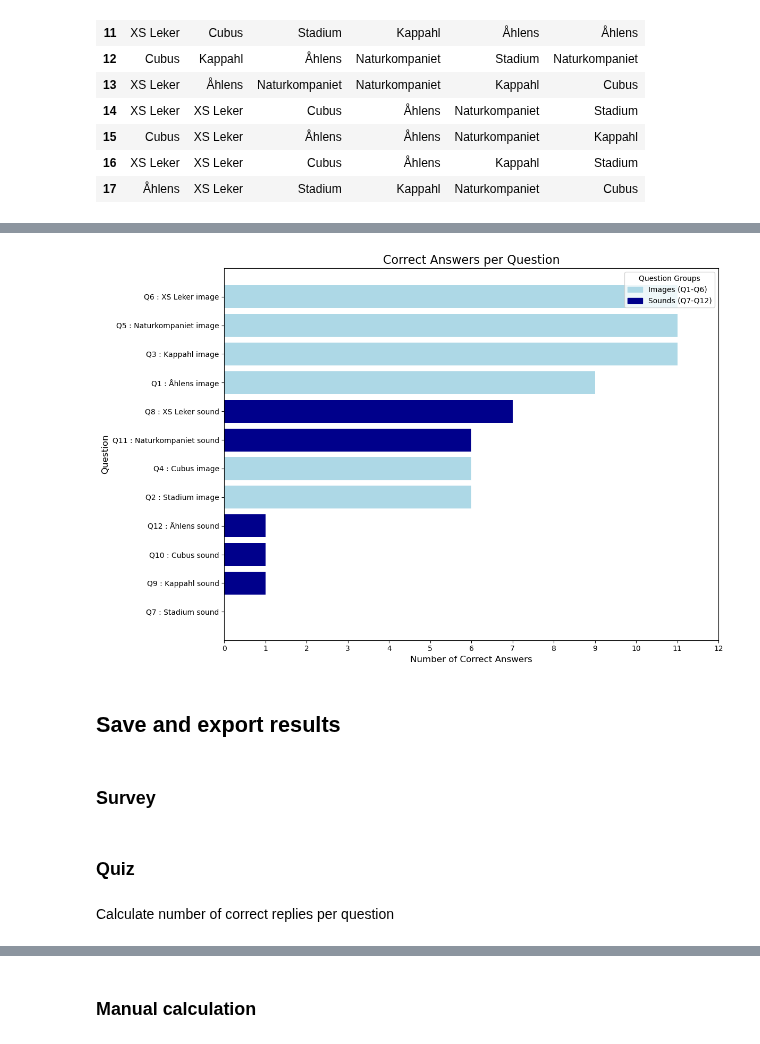
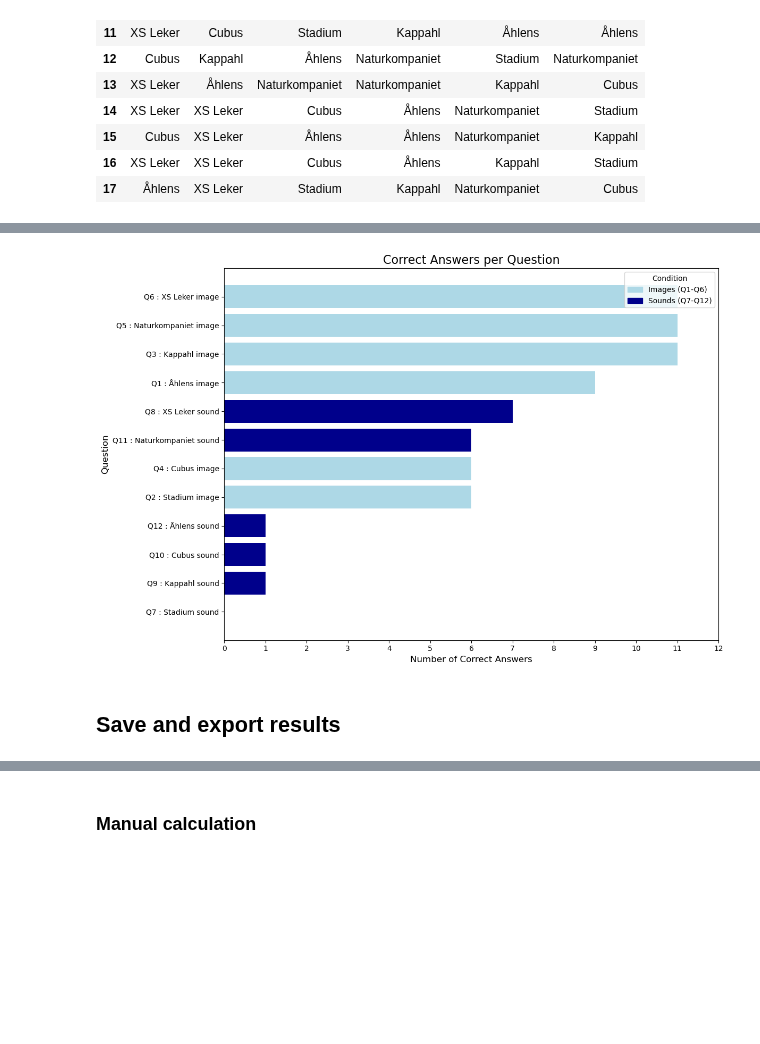
Before and after one commit to emmenru/Music-AI-workshop, a Jupyter notebook: AI-music-workshop.ipynb, the cells around one changed output, grey strips where cells are left out. Cells and saved outputs as stored; diff of their text form; code cells hidden in the pictures; blank space fills up the shorter version.

```diff
--- a/AI-music-workshop.ipynb
+++ b/AI-music-workshop.ipynb
@@ -416,0 +389,11 @@ df_quiz
+# %%
+# Define the correct answers
+correct_answers = ['Åhlens', 'Stadium', 'Kappahl', 'Cubus', 'Naturkompaniet', 'XS Leker',
+                   'Stadium', 'XS Leker', 'Kappahl', 'Cubus', 'Naturkompaniet', 'Åhlens']
+
+correct_answers_dict = {}
+for i, answer in enumerate(correct_answers):
+    if i < 6:
+        correct_answers_dict[f"Q{i+1}"] = answer + " image"
+    else:
+        correct_answers_dict[f"Q{i+1}"] = answer + " sound"
@@ -416,0 +403,7 @@ df_quiz
+# %%
+# Replace answers with 1 for correct and 0 for incorrect
+for i in range(12):  # For Q1 to Q12
+    # F-string syntax to dynamically create new column names
+    df_correct[f'Q{i+1}'] = df_correct[f'Q{i+1}'].apply(lambda x: 1 if x == correct_answers[i] else 0)
+question_df = df_correct.iloc[:, 3:]
+question_df
@@ -468,22 +722,6 @@ plt.show()
 # %% [markdown]
 ### Quiz
 # %%
-# Define the correct answers
-correct_answers_dict = {
-    'Q1': 'Åhlens image',
-    'Q2': 'Stadium image',
-    'Q3': 'Kappahl image',
-    'Q4': 'Cubus image',
-    'Q5': 'Naturkompaniet image',
-    'Q6': 'XS Leker image',
-    'Q7': 'Stadium sound',
-    'Q8': 'XS Leker sound',
-    'Q9': 'Kappahl sound',
-    'Q10': 'Cubus sound',
-    'Q11': 'Naturkompaniet sound',
-    'Q12': 'Åhlens sound'
-}
-
 # Define a consistent color palette using the colorblind palette
 colorblind_palette = sns.color_palette("colorblind", n_colors=len(df_quiz.columns[3:].unique()))
 
@@ -805,41 +908,34 @@ def plot_correct_answers(total_correct_per_question, correct_answers_dict, outpu
     # Create horizontal bar plot
     plt.barh(range(len(detailed_labels)), correct_answers_df['CorrectAnswers'], color=colors)
 
     # Set the y-tick positions and labels
     plt.yticks(range(len(detailed_labels)), detailed_labels)
 
     plt.title('Correct Answers per Question', fontsize=16)
     plt.xlabel('Number of Correct Answers', fontsize=12)
     plt.ylabel('Question', fontsize=12)
 
     # Set x-axis ticks to integers
     #plt.xticks(range(0, correct_answers_df['CorrectAnswers'].max() + 2))
     plt.xticks(range(0, math.ceil(correct_answers_df['CorrectAnswers'].max()) + 2))
 
     # Add legend
     legend_handles = [
         patches.Patch(color='lightblue', label='Images (Q1-Q6)'),
         patches.Patch(color='darkblue', label='Sounds (Q7-Q12)')
     ]
-    plt.legend(handles=legend_handles, title='Question Groups', loc='upper right')
+    plt.legend(handles=legend_handles, title='Condition', loc='upper right')
 
     # Adjust layout and save
     plt.tight_layout()
     filename = f"{output_dir}/corrects.png"
     plt.savefig(filename, dpi=300, bbox_inches='tight')
 
     plt.show()
     plt.close()
 
-
 plot_correct_answers(total_correct_per_question, correct_answers_dict)
 # %% [output]
-[figure, old version]
+[figure, new version]
 # %% [markdown]
 ## Save and export results
-# %% [markdown]
-### Survey
-# %% [markdown]
-### Quiz
-# %% [markdown]
-Calculate number of correct replies per question
```
Also changed, not shown: parts of 60 cells of this notebook, 2 other files.
